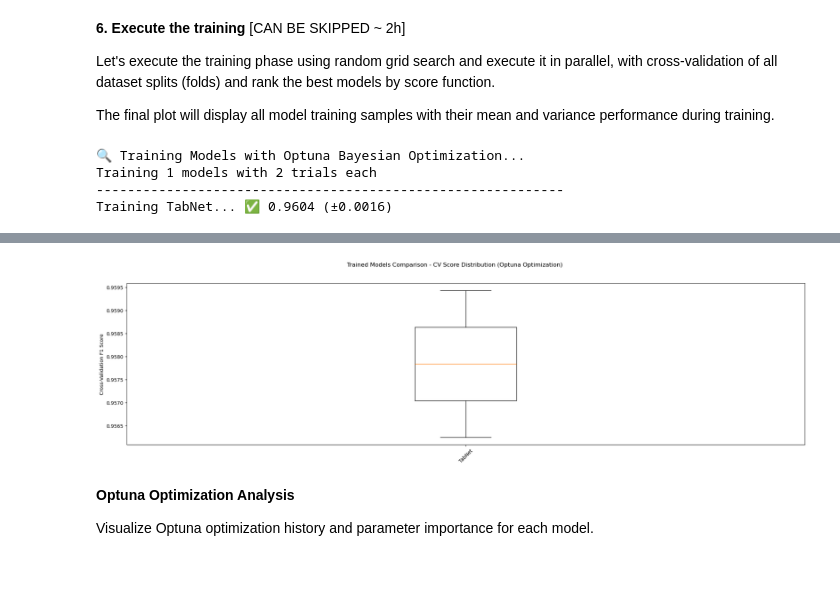
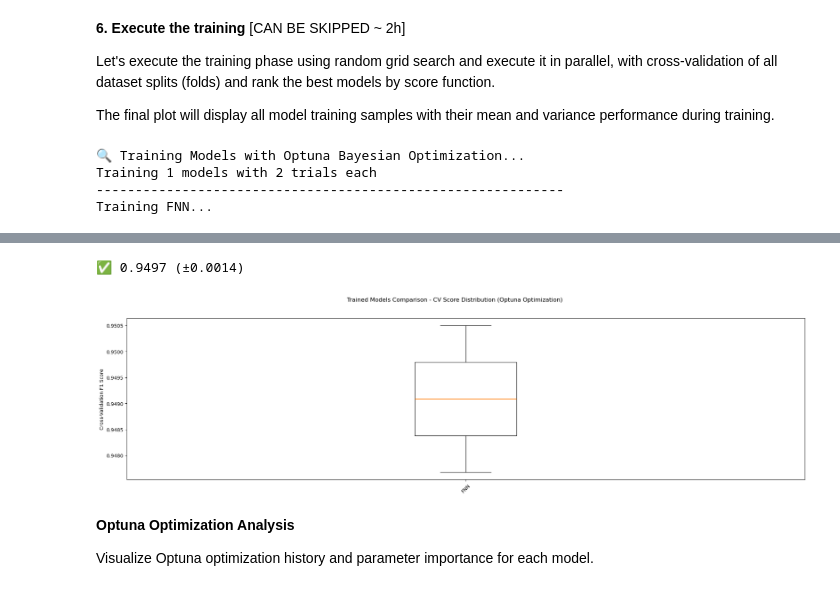
Before and after one commit to zzaia/zzaia-mvp-kyt-pos, a Jupyter notebook: mvp-kyt-sup-main.ipynb, the cells around one changed output, grey strips where cells are left out. Cells and saved outputs as stored; diff of their text form; code cells hidden in the pictures.

Commit message:
Implementing better metrics and models;

```diff
--- a/mvp-kyt-sup-main.ipynb
+++ b/mvp-kyt-sup-main.ipynb
@@ -490,7 +539,26 @@ tabnet = ('TabNet', Pipeline([
     ))
 ]))
 
-pipelines.append(tabnet)
+#pipelines.append(tabnet)
+
+
+# Feedforward NN: Deep neural network with batch normalization
+feedforward_nn = ('FNN', Pipeline([
+    std,
+    ('pca', PCA(n_components=n_pca_components)),
+    ('fnn', KerasClassifier(
+        model=create_feedforward_nn,
+        input_dim=59,  # Post-PCA dimension
+        hidden_dims=[128, 64],
+        dropout=0.3,
+        learning_rate=0.001,
+        epochs=100,
+        batch_size=256,
+        verbose=0
+    ))
+]))
+
+pipelines.append(feedforward_nn)
 # %% [markdown]
 **4. Define model parameter distributions for a grid search approach**
 
@@ -729,6 +797,25 @@ param_distributions = {
         'tabnet__lambda_sparse': lambda trial: trial.suggest_float('tabnet__lambda_sparse', 1e-6, 1e-3, log=True),
         'tabnet__mask_type': lambda trial: trial.suggest_categorical('tabnet__mask_type', ['sparsemax', 'entmax']),
     },
+
+    'FNN': {
+        # PCA hyperparameters
+        'pca__n_components': lambda trial: trial.suggest_float('pca__n_components', 0.90, 0.99),
+        'pca__whiten': lambda trial: trial.suggest_categorical('pca__whiten', [True, False]),
+        'pca__svd_solver': lambda trial: trial.suggest_categorical('pca__svd_solver', ['auto', 'full']),
+        # Neural network architecture
+        'fnn__hidden_dims': lambda trial: trial.suggest_categorical(
+            'fnn__hidden_dims',
+            [[128, 64], [256, 128], [512, 256, 128], [128, 64, 32]]
+        ),
+        # Regularization
+        'fnn__dropout': lambda trial: trial.suggest_float('fnn__dropout', 0.1, 0.5),
+        # Optimizer
+        'fnn__learning_rate': lambda trial: trial.suggest_float('fnn__learning_rate', 1e-4, 1e-2, log=True),
+        # Training
+        'fnn__epochs': lambda trial: trial.suggest_int('fnn__epochs', 50, 200),
+        'fnn__batch_size': lambda trial: trial.suggest_categorical('fnn__batch_size', [128, 256, 512])
+    }
 }
 # %% [markdown]
 **5. Define the score function and the objective function to be used during training**
@@ -753,7 +840,7 @@ def create_objective(model_name, pipeline, param_dist, X_train, y_train, cv, sco
         pipeline.set_params(**params)
 
         # Perform cross-validation
-        scores = cross_val_score(pipeline, X_train, y_train, cv=cv, scoring=scorer, n_jobs=-1)
+        scores = cross_val_score(pipeline, X_train, y_train, cv=cv, scoring=scorer, n_jobs=1)
 
         # Return mean score
         return scores.mean()
@@ -804,7 +891,7 @@ The final plot will display all model training samples with their mean and varia
 # %%
 # Training parameters
 n_trials = 2  # PARAMETER: Number of Optuna trials per model
-n_jobs = -1    # PARAMETER: Use all available cores
+n_jobs = 1    # PARAMETER: Use all available cores
 
 # Filter to train only basic models (first 10)
 basic_pipelines = pipelines[:10]
@@ -874,4 +961,4 @@ optimized_models = training_models.copy()
 🔍 Training Models with Optuna Bayesian Optimization...
 Training 1 models with 2 trials each
 ------------------------------------------------------------
-Training TabNet... ✅ 0.9604 (±0.0016)
+Training FNN...
@@ -878,4 +972,5 @@ Training TabNet... ✅ 0.9604 (±0.0016)
+✅ 0.9497 (±0.0014)
-[figure, old version]
+[figure, new version]
 # %% [markdown]
 **Optuna Optimization Analysis**
 
```
Also changed, not shown: parts of 9 cells of this notebook.
